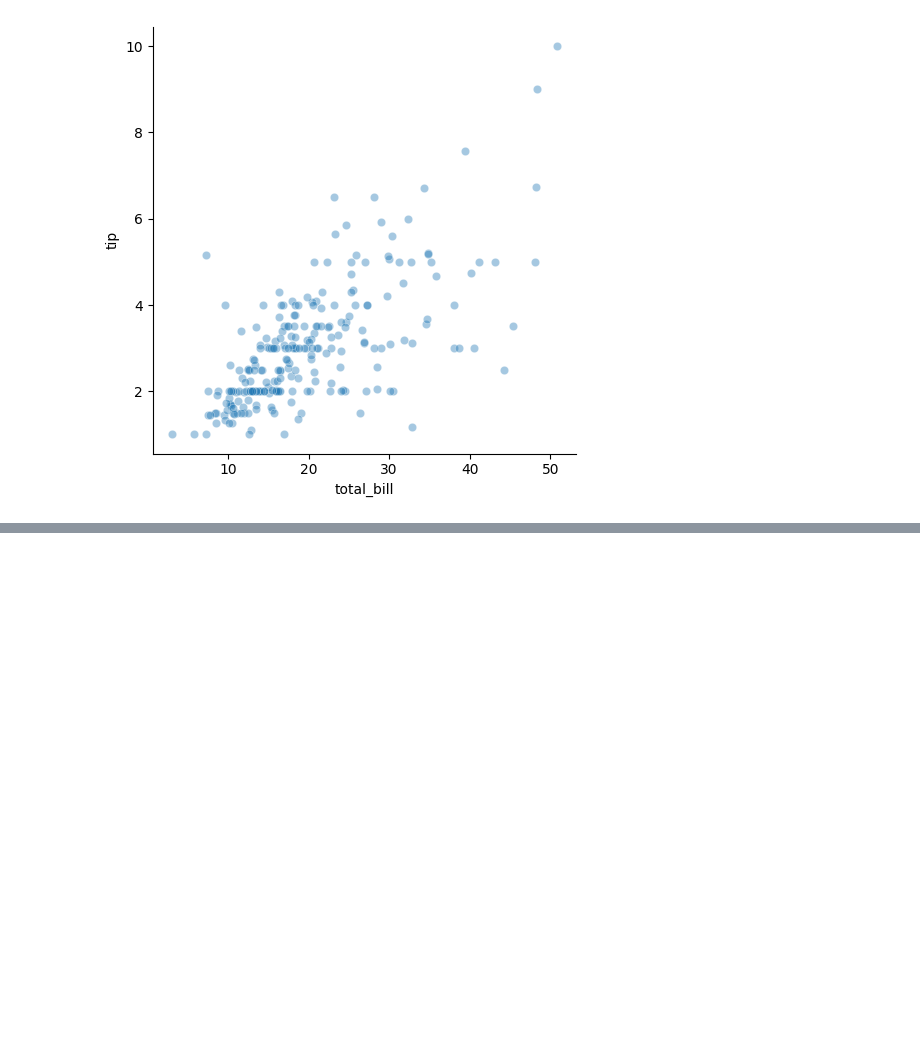
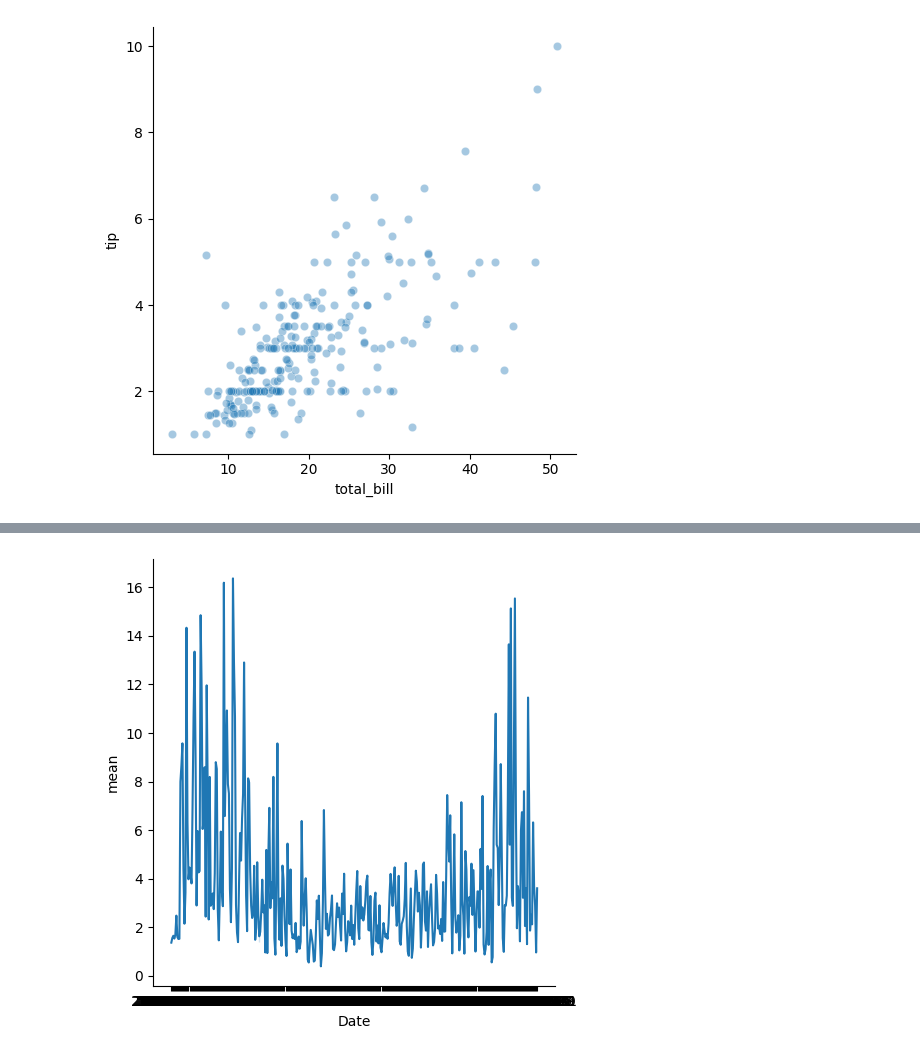
Before and after one commit to LucasFinney/data-portfolio, a Jupyter notebook: Intro to data viz with Seaborn/Visualizing Two Quantitative Variables.ipynb, the cells around one changed output, grey strips where cells are left out. Cells and saved outputs as stored; diff of their text form; code cells hidden in the pictures; blank space fills up the shorter version.

Commit message:
Added Ptbo data, continued two quant var viz notebook -> Note for later! Explore that air quality dataset further

```diff
--- a/Intro to data viz with Seaborn/Visualizing Two Quantitative Variables.ipynb
+++ b/Intro to data viz with Seaborn/Visualizing Two Quantitative Variables.ipynb
@@ -99,0 +105,12 @@ plt.show()
+# %%
+air_data_raw = pd.read_csv("../datasets/peterborough_air_quality.csv", index_col=2, parse_dates=True).drop(columns=['Station ID','Pollutant','Unnamed: 27'])
+
+# Missing values are represented as 9999 or -999, so replace them with NaN
+air_data_raw = air_data_raw.replace([9999, -999], np.nan)
+
+# Columns for each date represent hourly readings
+# Create new dataframe for daily averages by averaging hourly readings
+air_data = air_data_raw.copy()
+air_data["mean"] = air_data_raw.mean(axis=1)
+air_data = air_data[["mean"]].dropna().reset_index() # Drop rows with missing values and reset index to have a clean dataframe with date and mean columns
+air_data.head()
@@ -99,0 +124,5 @@ plt.show()
+# %%
+sns.relplot(x='Date', y='mean', data=air_data, kind='line') # This will create a line plot of the mean air quality over time
+plt.show()
+# %% [output]
+[figure, added]
```
Also changed, not shown: parts of 3 cells of this notebook, 2 other files.
